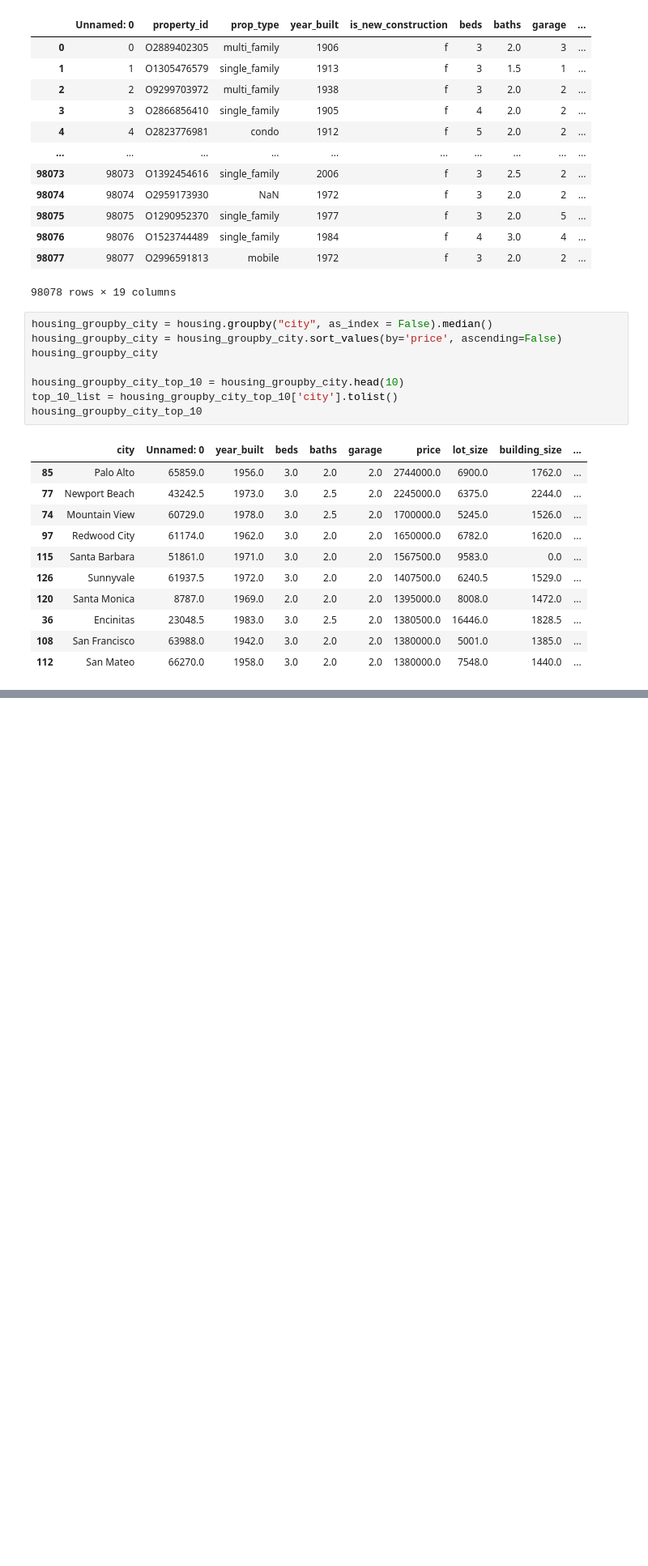
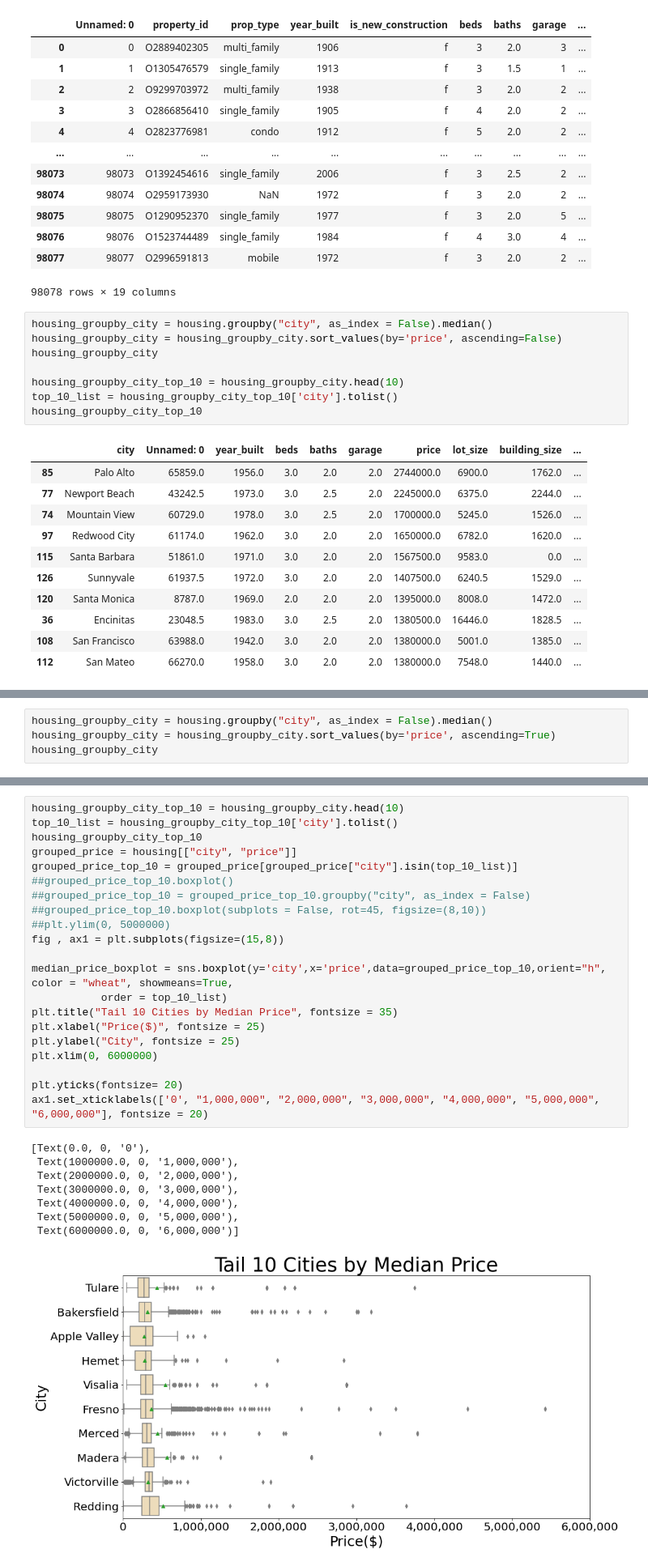
Before and after one commit to sakuraszy/STATS-170A-Group, a Jupyter notebook: Wrangling_code/report_first_draft_data_vis.ipynb, the cells around one changed output, grey strips where cells are left out. Shown at 81% size. Cells and saved outputs as stored; diff of their text form; blank space fills up the shorter version.

```diff
--- a/Wrangling_code/report_first_draft_data_vis.ipynb
+++ b/Wrangling_code/report_first_draft_data_vis.ipynb
@@ -161,0 +174,4 @@ plt.xlim(0, 6000000)
+# %%
+housing_groupby_city = housing.groupby("city", as_index = False).median()
+housing_groupby_city = housing_groupby_city.sort_values(by='price', ascending=True)
+housing_groupby_city
@@ -161,0 +192,30 @@ plt.xlim(0, 6000000)
+# %%
+housing_groupby_city_top_10 = housing_groupby_city.head(10)
+top_10_list = housing_groupby_city_top_10['city'].tolist()
+housing_groupby_city_top_10
+grouped_price = housing[["city", "price"]]
+grouped_price_top_10 = grouped_price[grouped_price["city"].isin(top_10_list)]
+##grouped_price_top_10.boxplot()
+##grouped_price_top_10 = grouped_price_top_10.groupby("city", as_index = False)
+##grouped_price_top_10.boxplot(subplots = False, rot=45, figsize=(8,10))
+##plt.ylim(0, 5000000)
+fig , ax1 = plt.subplots(figsize=(15,8))
+
+median_price_boxplot = sns.boxplot(y='city',x='price',data=grouped_price_top_10,orient="h", color = "wheat", showmeans=True,
+           order = top_10_list)
+plt.title("Tail 10 Cities by Median Price", fontsize = 35)
+plt.xlabel("Price($)", fontsize = 25)
+plt.ylabel("City", fontsize = 25)
+plt.xlim(0, 6000000)
+
+plt.yticks(fontsize= 20)
+ax1.set_xticklabels(['0', "1,000,000", "2,000,000", "3,000,000", "4,000,000", "5,000,000", "6,000,000"], fontsize = 20)
+# %% [output]
+[Text(0.0, 0, '0'),
+ Text(1000000.0, 0, '1,000,000'),
+ Text(2000000.0, 0, '2,000,000'),
+ Text(3000000.0, 0, '3,000,000'),
+ Text(4000000.0, 0, '4,000,000'),
+ Text(5000000.0, 0, '5,000,000'),
+ Text(6000000.0, 0, '6,000,000')]
+[figure, added]
```
Also changed, not shown: parts of 3 cells of this notebook.
